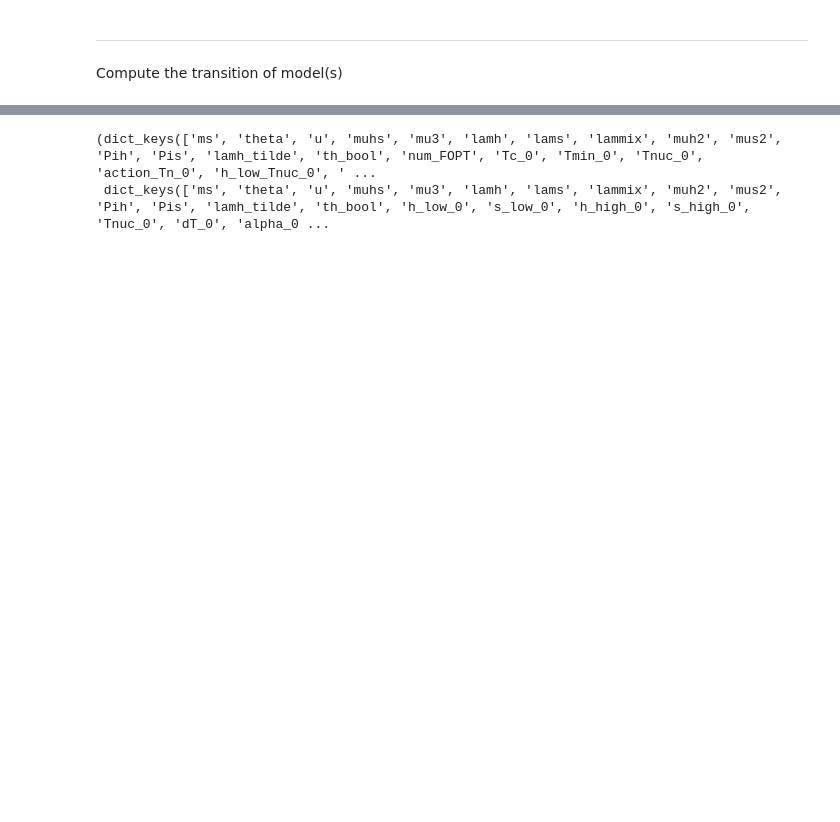
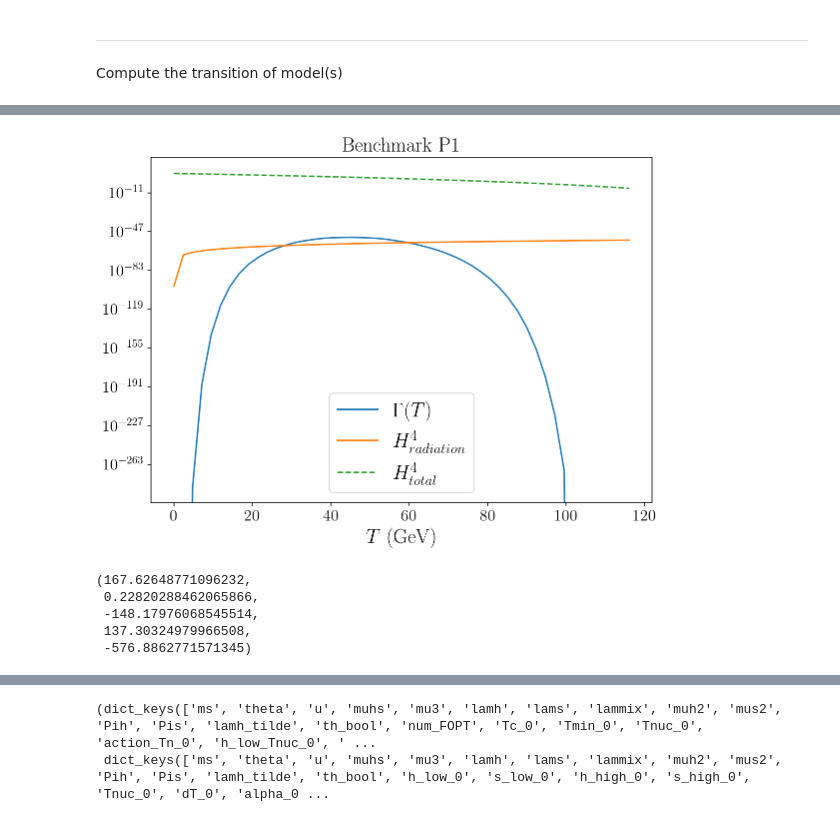
Before and after one commit to PB-316/Z_2breaking-PT-BAU, a Jupyter notebook: Percolation_Z2_breaking_On_Shell.ipynb, the cells around one changed output, grey strips where cells are left out. Drawn from its saved outputs; the diff is of its cells as text; code cells hidden in the pictures; blank space fills up the shorter version.

```diff
--- a/Percolation_Z2_breaking_On_Shell.ipynb
+++ b/Percolation_Z2_breaking_On_Shell.ipynb
@@ -1082,18 +1082,40 @@ dict_out
 # %%
 ##Plot the nucleation rate and Hubble constant as function of Temperature
-# Temp_range=np.linspace(nuc_dict["Tmin"],nuc_dict["Tmax"])
-#
-# H_tot=[]
-# Gam=[]
-# for Ti in Temp_range:
-#     H_tot.append(Hubble_total(Ti)**4)
-#     Gam.append(Gamma(Ti))
-#
-# plt.plot(Temp_range,Gam,label="$\\Gamma(T)$")
-# plt.plot(Temp_range,Hubble_radiation(Temp_range)**4)
-# plt.plot(Temp_range,H_tot,linestyle="--")
-# plt.legend()
-# plt.yscale("log")
+Temp_range=np.linspace(nuc_dict["Tmin"]+1e-3,nuc_dict["Tmax"])
+H_tot=[]
+Gam=[]
+for Ti in Temp_range:
+    H_tot.append(Hubble_total(Ti)**4)
+    Gam.append(Gamma(Ti))
+
+thick_size=16
+label_size=20
+plt.plot(Temp_range,Gam,label="$\\Gamma(T)$")
+plt.plot(Temp_range,Hubble_radiation(Temp_range)**4,label="$H_{radiation}^4$")
+plt.plot(Temp_range,H_tot,linestyle="--",label="$H_{total}^4$")
+plt.legend()
+plt.yscale("log")
+plt.xlabel("$T$ (GeV)",size=label_size)
+plt.xticks(fontsize=thick_size)
+plt.yticks(fontsize=thick_size)
+plt.title("Benchmark P1",size=label_size)
+#plt.grid(True)
+plt.legend(prop={'size': label_size})
+#plt.legend(prop={'size': label_size})
+plt.tight_layout()
+plt.savefig('SCANS/bubble_PLOTS/Nucleation_False.pdf', dpi=300)
+plt.show()
+# %% [output]
+[figure, added]
+# %%
+modi=-10
+df.iloc[modi].ms,df.iloc[modi].theta,df.iloc[modi].u,df.iloc[modi].muhs,df.iloc[modi].mu3
+# %% [output]
+(167.62648771096232,
+ 0.22820288462065866,
+ -148.17976068545514,
+ 137.30324979966508,
+ -576.8862771571345)
 # %%
 dict_out["Tnuc_0"],dict(df.iloc[modi])["Tnuc_0"]
 # %% [output]
```
Also changed, not shown: parts of 6 cells of this notebook, 3 other files.
